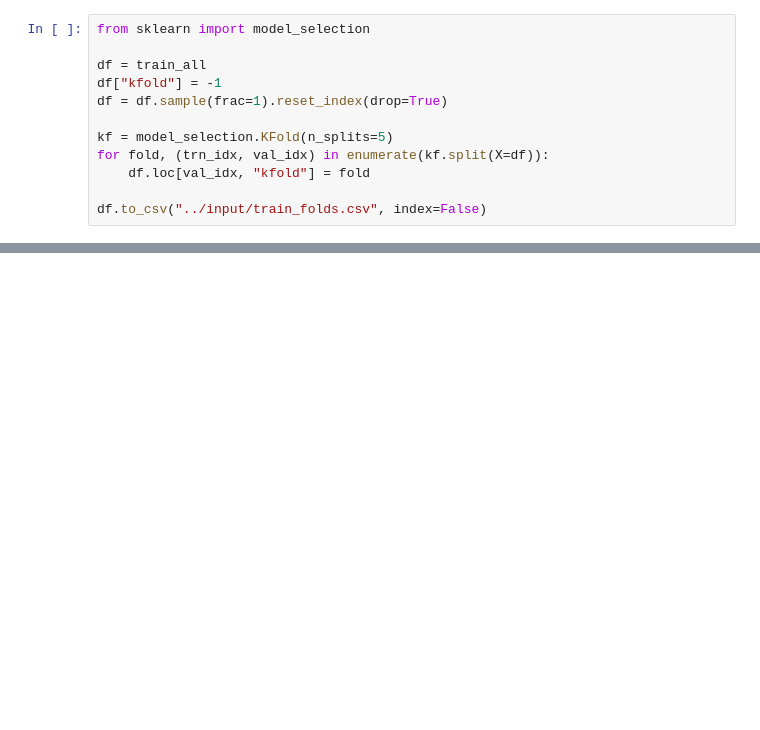
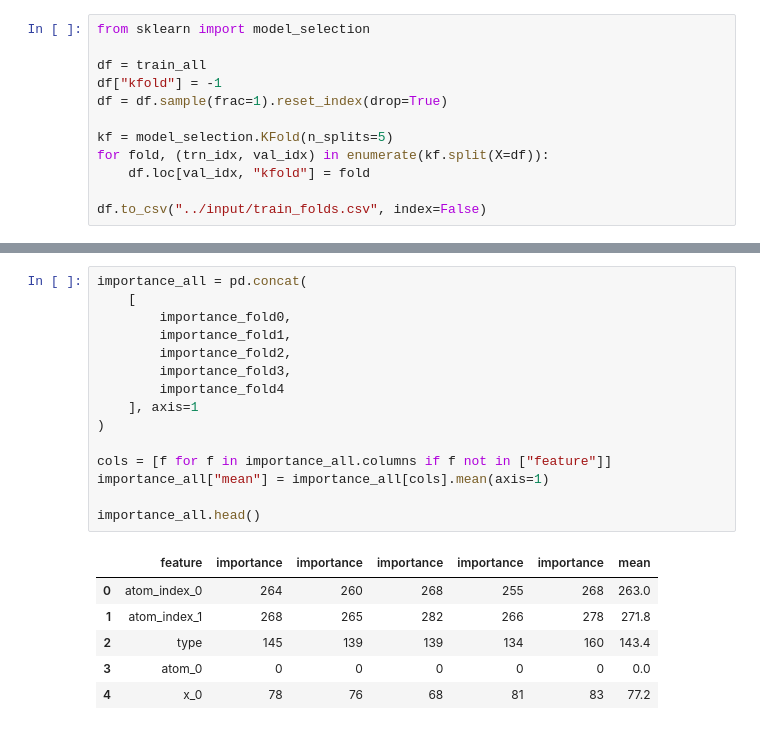
Before and after one commit to akiabe/kaggle_predict-molecular-properties, a Jupyter notebook: notebooks/beseline.ipynb, the cells around one changed output, grey strips where cells are left out. Saved outputs shown, nothing was run; the diff lists cells and outputs as text; blank space fills up the shorter version.

```diff
--- a/notebooks/beseline.ipynb
+++ b/notebooks/beseline.ipynb
@@ -437 +555,23 @@ sns.distplot(train_all["dist"]);
+# %%
+importance_all = pd.concat(
+    [
+        importance_fold0,
+        importance_fold1,
+        importance_fold2,
+        importance_fold3,
+        importance_fold4
+    ], axis=1
+)
+
+cols = [f for f in importance_all.columns if f not in ["feature"]]
+importance_all["mean"] = importance_all[cols].mean(axis=1)
+
+importance_all.head()
+# %% [output]
+|  | feature | importance | importance | importance | importance | importance | mean |
+| 0 | atom_index_0 | 264 | 260 | 268 | 255 | 268 | 263.0 |
+| 1 | atom_index_1 | 268 | 265 | 282 | 266 | 278 | 271.8 |
+| 2 | type | 145 | 139 | 139 | 134 | 160 | 143.4 |
+| 3 | atom_0 | 0 | 0 | 0 | 0 | 0 | 0.0 |
+| 4 | x_0 | 78 | 76 | 68 | 81 | 83 | 77.2 |
 # %%
```
Also changed, not shown: parts of 35 cells of this notebook.
